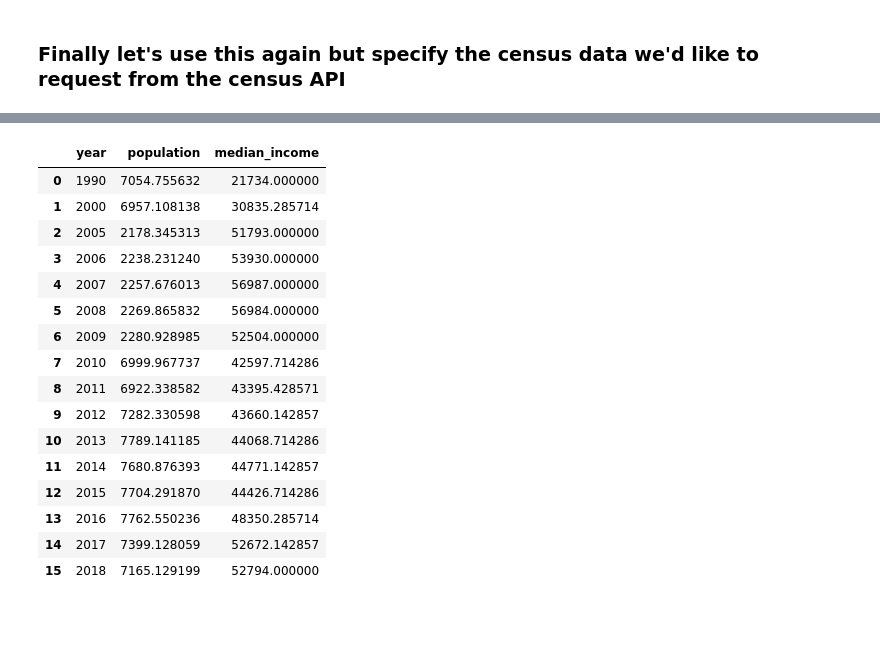
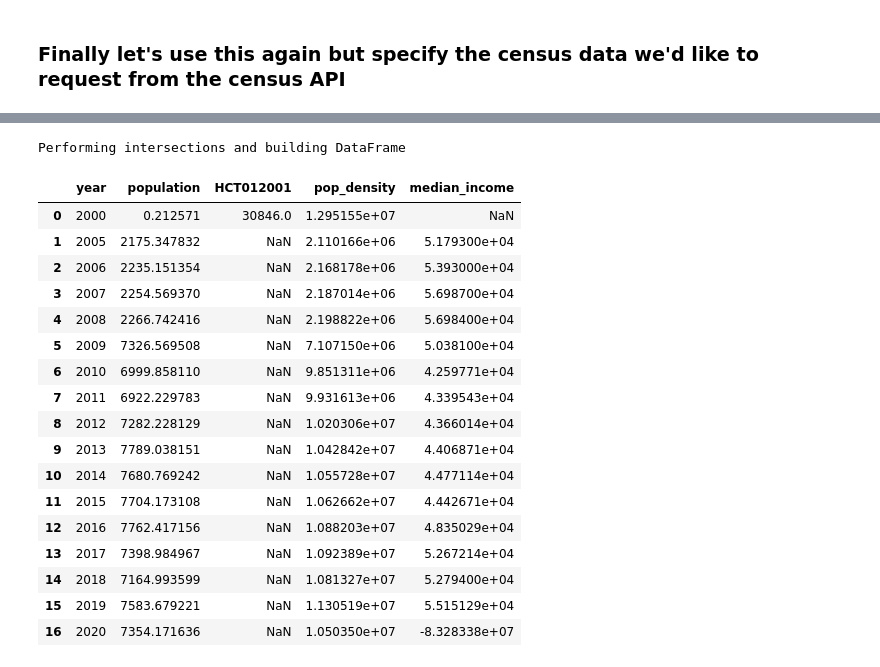
Before and after one commit to jlarsen-usgs/census-data-collector, a Jupyter notebook: examples/2 pulling a time series from the census.ipynb, the cells around one changed output, grey strips where cells are left out. Drawn from its saved outputs; the diff is of its cells as text; code cells hidden in the pictures; blank space fills up the shorter version.

```diff
--- a/examples/2 pulling a time series from the census.ipynb
+++ b/examples/2 pulling a time series from the census.ipynb
@@ -177,25 +172,27 @@ Getting tract data for tahoe_park feature # 5
 # %%
 polygon = shp.shape(1)
 
 df = ts.get_timeseries("tahoe_park", sf3_variables=sf3vars,
-                       sf3_variables_1990=sf3vars1990, acs_variables=acsvars,
+                       acs_variables=acsvars,
                        polygons=polygon)
 df
 # %% [output]
+Performing intersections and building DataFrame
-|  | year | population | median_income |
-| 0 | 1990 | 7054.755632 | 21734.000000 |
-| 1 | 2000 | 6957.108138 | 30835.285714 |
-| 2 | 2005 | 2178.345313 | 51793.000000 |
-| 3 | 2006 | 2238.231240 | 53930.000000 |
-| 4 | 2007 | 2257.676013 | 56987.000000 |
-| 5 | 2008 | 2269.865832 | 56984.000000 |
-| 6 | 2009 | 2280.928985 | 52504.000000 |
-| 7 | 2010 | 6999.967737 | 42597.714286 |
-| 8 | 2011 | 6922.338582 | 43395.428571 |
-| 9 | 2012 | 7282.330598 | 43660.142857 |
-| 10 | 2013 | 7789.141185 | 44068.714286 |
-| 11 | 2014 | 7680.876393 | 44771.142857 |
-| 12 | 2015 | 7704.291870 | 44426.714286 |
-| 13 | 2016 | 7762.550236 | 48350.285714 |
-| 14 | 2017 | 7399.128059 | 52672.142857 |
-| 15 | 2018 | 7165.129199 | 52794.000000 |
+|  | year | population | HCT012001 | pop_density | median_income |
+| 0 | 2000 | 0.212571 | 30846.0 | 1.295155e+07 | NaN |
+| 1 | 2005 | 2175.347832 | NaN | 2.110166e+06 | 5.179300e+04 |
+| 2 | 2006 | 2235.151354 | NaN | 2.168178e+06 | 5.393000e+04 |
+| 3 | 2007 | 2254.569370 | NaN | 2.187014e+06 | 5.698700e+04 |
+| 4 | 2008 | 2266.742416 | NaN | 2.198822e+06 | 5.698400e+04 |
+| 5 | 2009 | 7326.569508 | NaN | 7.107150e+06 | 5.038100e+04 |
+| 6 | 2010 | 6999.858110 | NaN | 9.851311e+06 | 4.259771e+04 |
+| 7 | 2011 | 6922.229783 | NaN | 9.931613e+06 | 4.339543e+04 |
+| 8 | 2012 | 7282.228129 | NaN | 1.020306e+07 | 4.366014e+04 |
+| 9 | 2013 | 7789.038151 | NaN | 1.042842e+07 | 4.406871e+04 |
+| 10 | 2014 | 7680.769242 | NaN | 1.055728e+07 | 4.477114e+04 |
+| 11 | 2015 | 7704.173108 | NaN | 1.062662e+07 | 4.442671e+04 |
+| 12 | 2016 | 7762.417156 | NaN | 1.088203e+07 | 4.835029e+04 |
+| 13 | 2017 | 7398.984967 | NaN | 1.092389e+07 | 5.267214e+04 |
+| 14 | 2018 | 7164.993599 | NaN | 1.081327e+07 | 5.279400e+04 |
+| 15 | 2019 | 7583.679221 | NaN | 1.130519e+07 | 5.515129e+04 |
+| 16 | 2020 | 7354.171636 | NaN | 1.050350e+07 | -8.328338e+07 |
```
Also changed, not shown: parts of 6 cells of this notebook, 8 other files.
